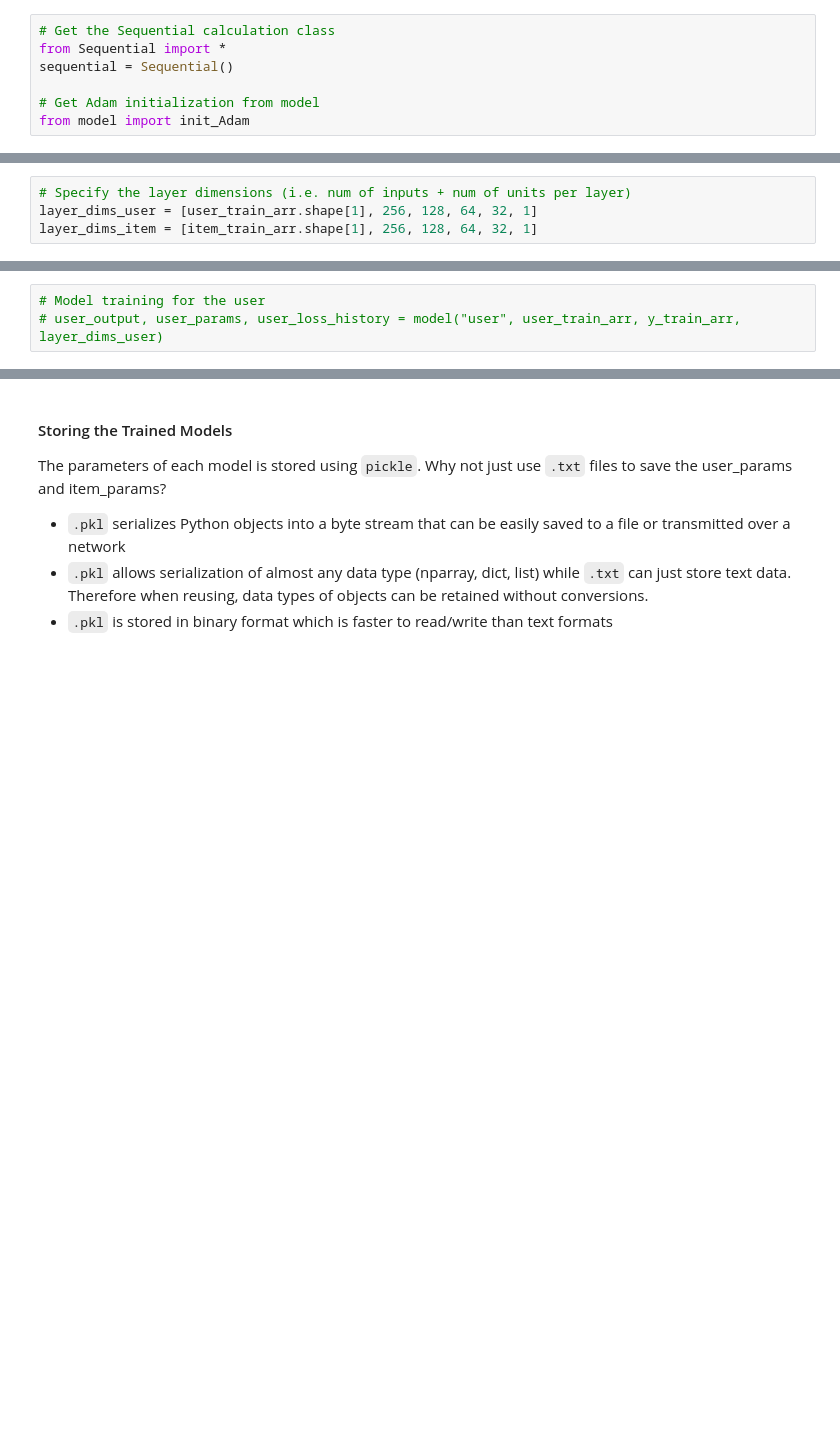
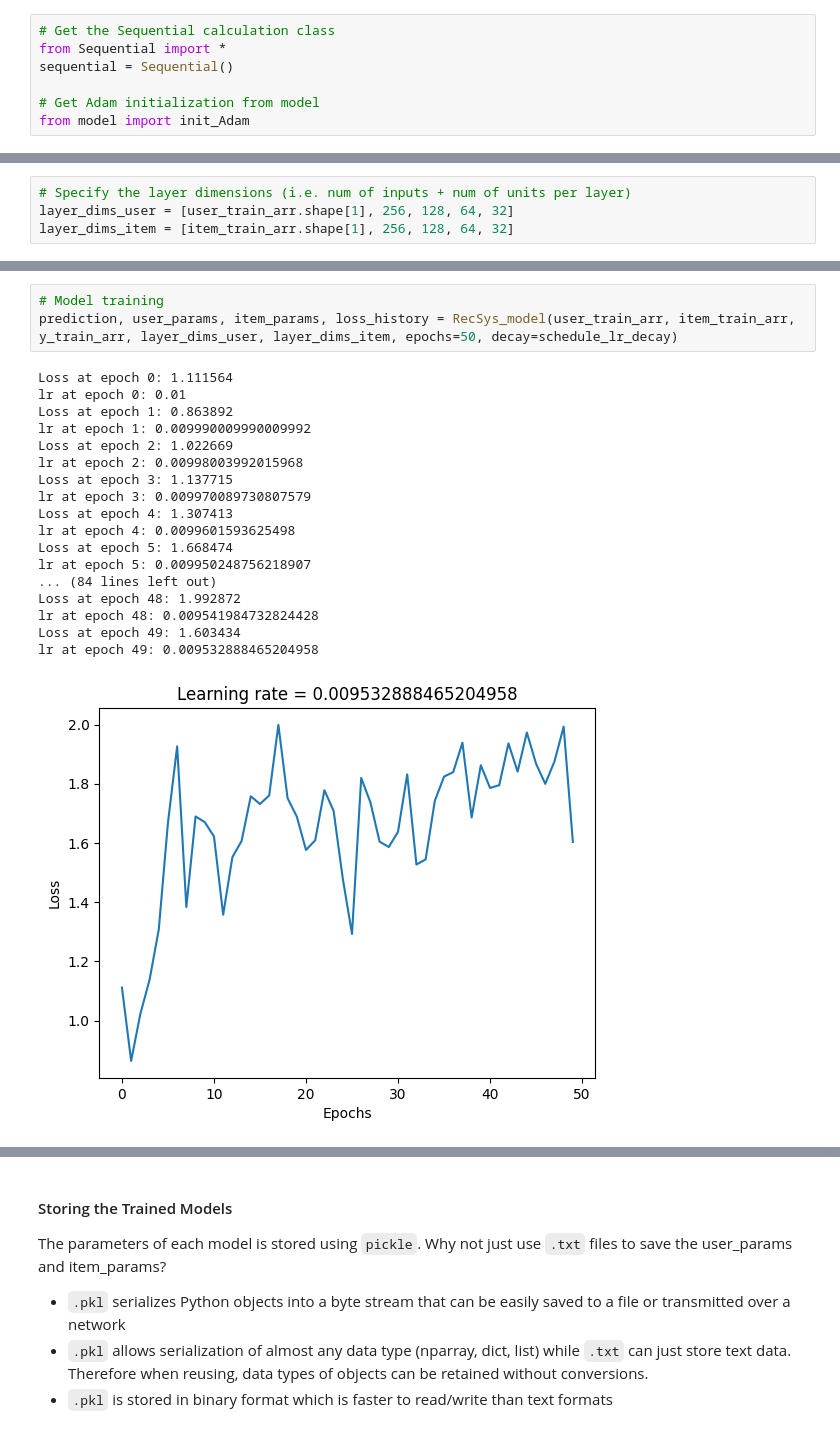
Before and after one commit to kseto06/OtakuNet, a Jupyter notebook: notebooks/ContentBasedAnime.ipynb, the cells around one changed output, grey strips where cells are left out. Saved outputs shown, nothing was run; the diff lists cells and outputs as text; blank space fills up the shorter version.

Commit message:
feat/fix: RecSys model with two NN inputs
- fix implementation in notebooks
- Backprop function also fixed

```diff
--- a/notebooks/ContentBasedAnime.ipynb
+++ b/notebooks/ContentBasedAnime.ipynb
@@ -535,5 +613,5 @@ Chosen NN Architecture: [input, 256, 128, 64, 32, 1]
 Chosen Epochs = 50
 # %%
 # Specify the layer dimensions (i.e. num of inputs + num of units per layer)
-layer_dims_user = [user_train_arr.shape[1], 256, 128, 64, 32, 1]
-layer_dims_item = [item_train_arr.shape[1], 256, 128, 64, 32, 1]
+layer_dims_user = [user_train_arr.shape[1], 256, 128, 64, 32]
+layer_dims_item = [item_train_arr.shape[1], 256, 128, 64, 32]
@@ -568,6 +652,25 @@ def train_user_model():
 def train_item_model():
     return train_model("item", item_train_arr, y_train_arr, layer_dims_item)
 # %%
-# Model training for the user
-# user_output, user_params, user_loss_history = model("user", user_train_arr, y_train_arr, layer_dims_user)
+# Model training
+prediction, user_params, item_params, loss_history = RecSys_model(user_train_arr, item_train_arr, y_train_arr, layer_dims_user, layer_dims_item, epochs=50, decay=schedule_lr_decay)
+# %% [output]
+Loss at epoch 0: 1.111564
+lr at epoch 0: 0.01
+Loss at epoch 1: 0.863892
+lr at epoch 1: 0.009990009990009992
+Loss at epoch 2: 1.022669
+lr at epoch 2: 0.00998003992015968
+Loss at epoch 3: 1.137715
+lr at epoch 3: 0.009970089730807579
+Loss at epoch 4: 1.307413
+lr at epoch 4: 0.0099601593625498
+Loss at epoch 5: 1.668474
+lr at epoch 5: 0.009950248756218907
+... (84 lines left out)
+Loss at epoch 48: 1.992872
+lr at epoch 48: 0.009541984732824428
+Loss at epoch 49: 1.603434
+lr at epoch 49: 0.009532888465204958
+[figure, added]
 # %%
```
Also changed, not shown: parts of 15 cells of this notebook.
